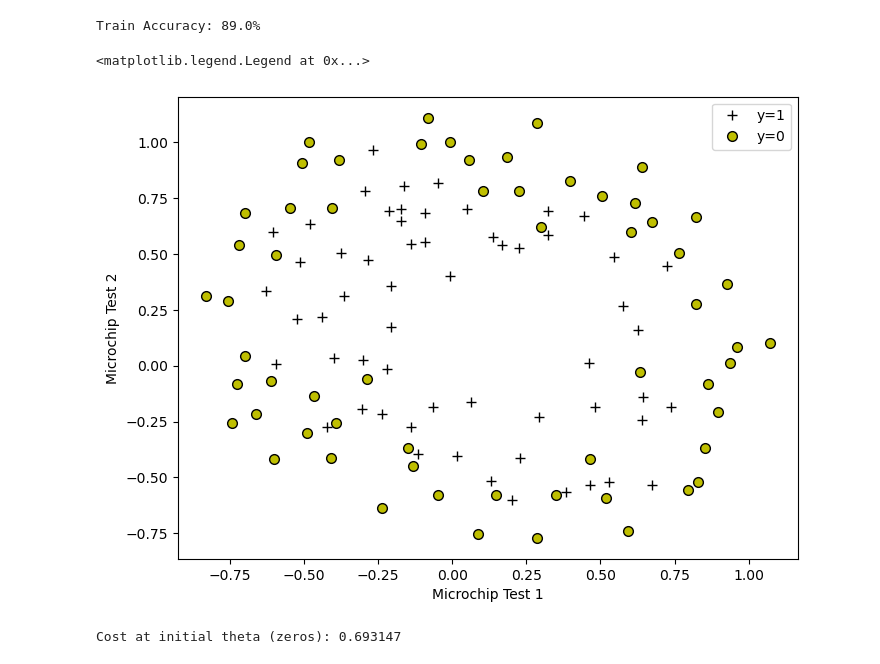
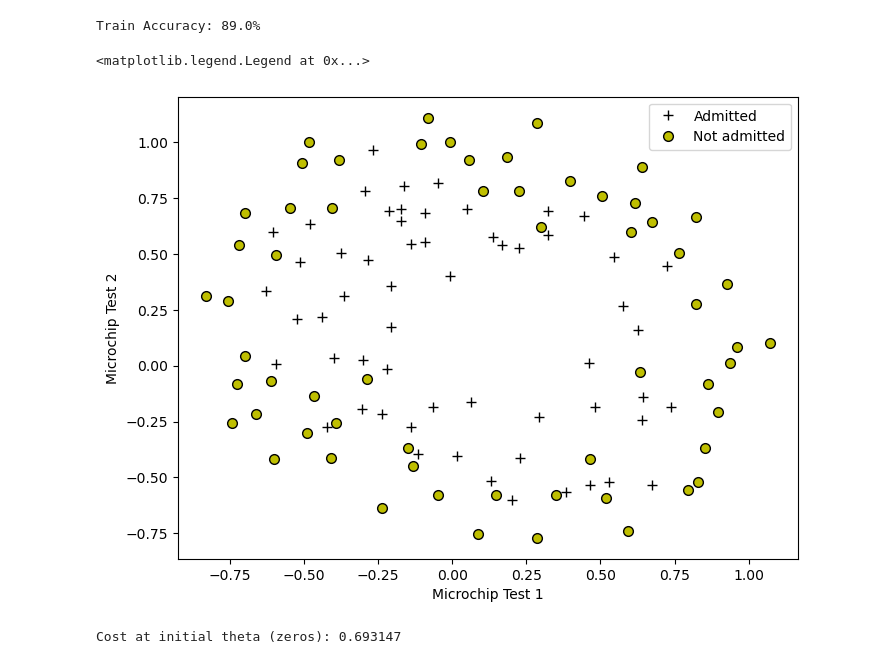
Before and after one commit to zeke-mai/machine-learning-python, a Jupyter notebook: ex2/ex2.ipynb, the cells around one changed output. Cells and saved outputs as stored; diff of their text form; code cells hidden in the pictures.

```diff
--- a/ex2/ex2.ipynb
+++ b/ex2/ex2.ipynb
@@ -141,20 +143,20 @@ y = data[:, 2, np.newaxis]
 # %%
 pos = X[(y == 1).repeat(1)]
 neg = X[(y == 0).repeat(1)]
 
 fig2, ax2 = plt.subplots(figsize=(8, 6))
 
-ax2.plot(pos[:, 0], pos[:, 1], 'k+', linewidth=2, markersize=7, label='y=1')
-ax2.plot(neg[:, 0], neg[:, 1], 'ko', markerfacecolor='y', markersize=7, label='y=0')
+ax2.plot(pos[:, 0], pos[:, 1], 'k+', linewidth=2, markersize=7)
+ax2.plot(neg[:, 0], neg[:, 1], 'ko', markerfacecolor='y', markersize=7)
+
 
 ax2.set_xlabel('Microchip Test 1')
 ax2.set_ylabel('Microchip Test 2')
 
-ax2.legend()
-# ax2.legend(['Admitted', 'Not admitted'])
+ax2.legend(['Admitted', 'Not admitted'])
 # %% [output]
 <matplotlib.legend.Legend at 0x...>
-[figure, old version]
+[figure, new version]
 # %%
 def mapFeature(X1, X2):
 	degree = 6
```
Also changed, not shown: parts of 11 cells of this notebook, 1 other file.
